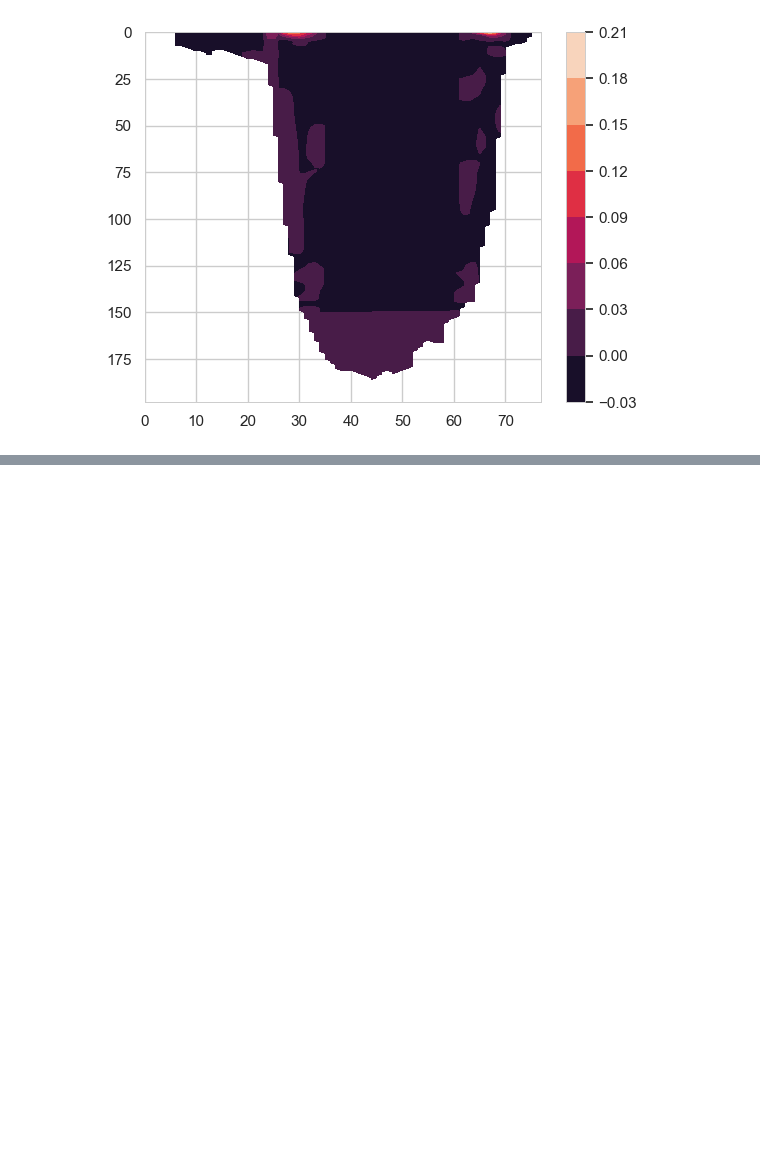
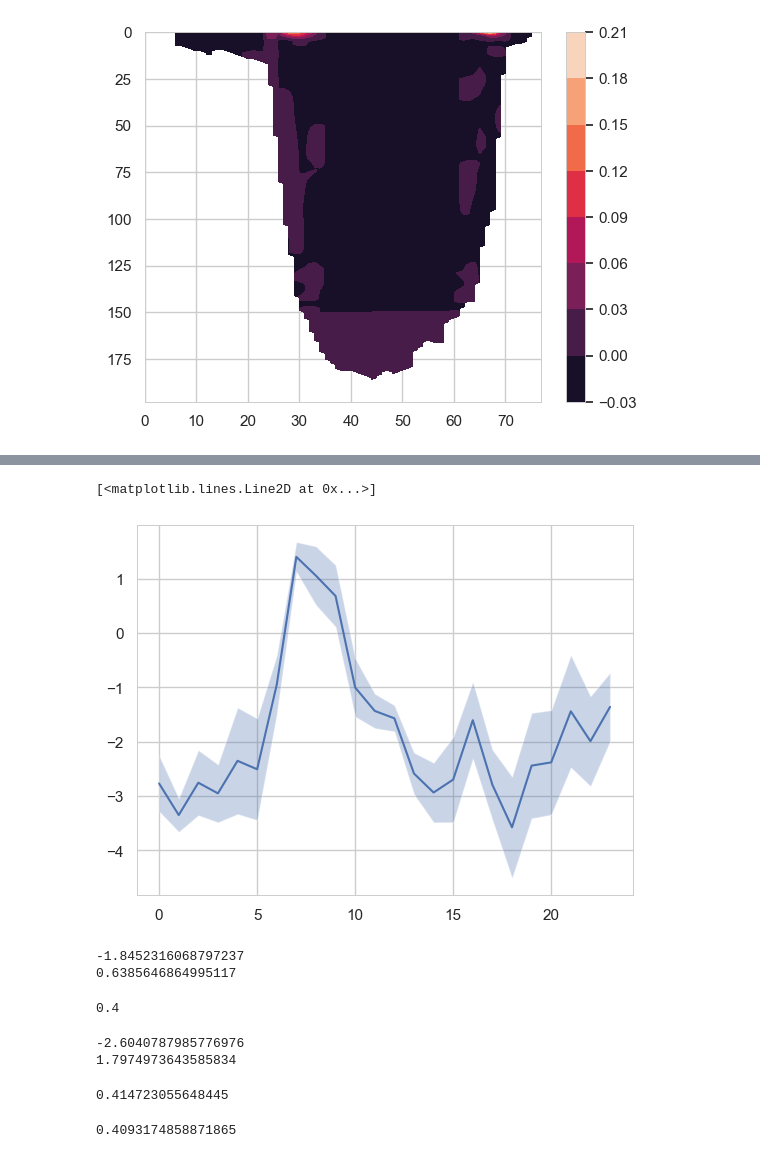
Before and after one commit to unamiller/GOHSNAP-Oxygen-Transport, a Jupyter notebook: oxygen_transport_calculation.ipynb, the cells around one changed output, grey strips where cells are left out. Cells and saved outputs as stored; diff of their text form; code cells hidden in the pictures; blank space fills up the shorter version.

```diff
--- a/oxygen_transport_calculation.ipynb
+++ b/oxygen_transport_calculation.ipynb
@@ -1097,0 +1210,32 @@ plt.subplots_adjust(hspace= 0.1)
+# %%
+
+plt.fill_between(np.arange(24),np.nanmean(isopycnal_transport,axis = 0)[:,-1] - np.nanstd(isopycnal_transport,axis = 0)[:,-1], np.nanmean(isopycnal_transport,axis = 0)[:,-1] + np.nanstd(isopycnal_transport,axis = 0)[:,-1],alpha = 0.3
+                 )
+plt.plot(np.arange(24),np.nanmean(isopycnal_transport,axis = 0)[:,-1])
+# %% [output]
+[<matplotlib.lines.Line2D at 0x...>]
+[figure, added]
+# %%
+print(np.nanmean(np.nanmean(isopycnal_transport,axis = 0)[:,-1]))
+print(np.nanmean(np.nanstd(isopycnal_transport,axis = 0)[:,-1]))
+# %% [output]
+-1.8452316068797237
+0.6385646864995117
+# %%
+1.8/4.5
+# %% [output]
+0.4
+# %%
+print(np.nanmean(np.nanmean(overturning_transport,axis = 0)[:,-1]))
+print(np.nanmean(np.nanstd(overturning_transport,axis = 0)[:,-1]))
+# %% [output]
+-2.6040787985776976
+1.7974973643585834
+# %%
+-1.8452316068797237/ (-1.8452316068797237  -2.6040787985776976)
+# %% [output]
+0.414723055648445
+# %%
+-1.8452316068797237/-4.508069336154123
+# %% [output]
+0.4093174858871865
```
Also changed, not shown: parts of 22 cells of this notebook.
